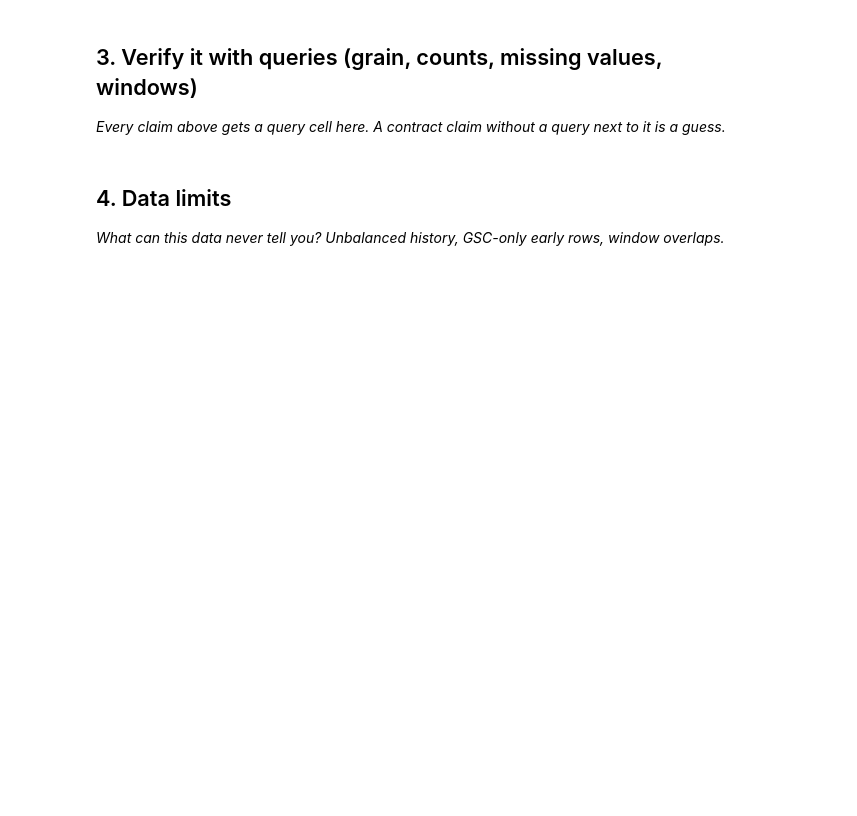
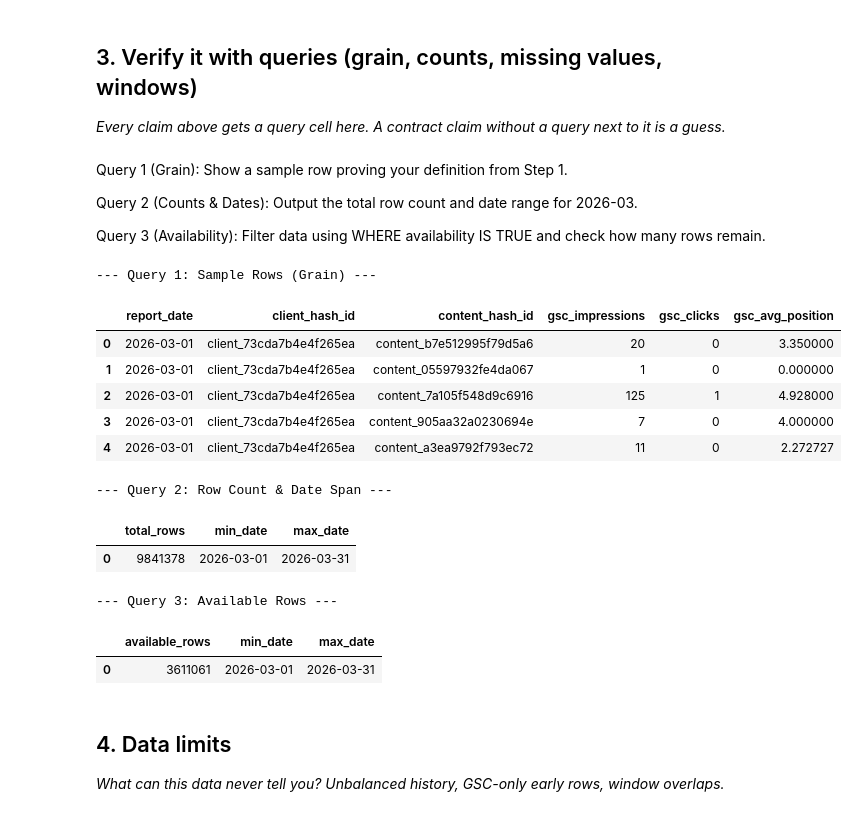
Before and after one commit to ggirlrottingg/ml-internship-starter, a Jupyter notebook: work/notebooks/w03_data_contract.ipynb, the cells around one changed output. Cells and saved outputs as stored; diff of their text form; code cells hidden in the pictures; blank space fills up the shorter version.

Commit message:
Complete ML-04 data contract notebook

```diff
--- a/work/notebooks/w03_data_contract.ipynb
+++ b/work/notebooks/w03_data_contract.ipynb
@@ -30,3 +40,75 @@ This skeleton is yours to fill. Work the sections **in order** — each one has
+# %% [markdown]
+Query 1 (Grain): Show a sample row proving your definition from Step 1.
+
+Query 2 (Counts & Dates): Output the total row count and date range for 2026-03.
+
+Query 3 (Availability): Filter data using WHERE availability IS TRUE and check how many rows remain.
+# %%
+import duckdb
+from google.colab import userdata
+
+con = duckdb.connect()
+hf_token = userdata.get('HF_TOKEN')
+con.execute(f"CREATE SECRET (TYPE HUGGINGFACE, TOKEN '{hf_token}');")
+DATA_PATH = "hf://datasets/FlyRank/internship-warehouse/fact_content_daily_performance/*/*.parquet"
+
+
+# Query 1: Show sample rows (Grain Check)
+query_grain = f"""
+SELECT
+    report_date,
+    client_hash_id,
+    content_hash_id,
+    gsc_impressions,
+    gsc_clicks,
+    gsc_avg_position
+FROM '{DATA_PATH}'
+WHERE strftime(report_date, '%Y-%m') = '2026-03'
+LIMIT 5;
+"""
+print("Query 1: Sample Rows (Grain) ---")
+display(con.execute(query_grain).df())
+
+
+# Query 2: Row Count & Date Span for March 2026
+query_counts = f"""
+SELECT
+    COUNT(*) AS total_rows,
+    MIN(report_date) AS min_date,
+    MAX(report_date) AS max_date
+FROM '{DATA_PATH}'
+WHERE strftime(report_date, '%Y-%m') = '2026-03';
+"""
+print("\nQuery 2: Row Count & Date Span ---")
+display(con.execute(query_counts).df())
+
+
+# Query 3: Availability Filter
+query_availability = f"""
+SELECT
+    COUNT(*) AS available_rows,
+    MIN(report_date) AS min_date,
+    MAX(report_date) AS max_date
+FROM '{DATA_PATH}'
+WHERE strftime(report_date, '%Y-%m') = '2026-03'
+  AND gsc_data_available IS TRUE;
+"""
+print("\nQuery 3: Available Rows ---")
+display(con.execute(query_availability).df())
+# %% [output]
+--- Query 1: Sample Rows (Grain) ---
+|  | report_date | client_hash_id | content_hash_id | gsc_impressions | gsc_clicks | gsc_avg_position |
+| 0 | 2026-03-01 | client_73cda7b4e4f265ea | content_b7e512995f79d5a6 | 20 | 0 | 3.350000 |
+| 1 | 2026-03-01 | client_73cda7b4e4f265ea | content_05597932fe4da067 | 1 | 0 | 0.000000 |
+| 2 | 2026-03-01 | client_73cda7b4e4f265ea | content_7a105f548d9c6916 | 125 | 1 | 4.928000 |
+| 3 | 2026-03-01 | client_73cda7b4e4f265ea | content_905aa32a0230694e | 7 | 0 | 4.000000 |
+| 4 | 2026-03-01 | client_73cda7b4e4f265ea | content_a3ea9792f793ec72 | 11 | 0 | 2.272727 |
+--- Query 2: Row Count & Date Span ---
+|  | total_rows | min_date | max_date |
+| 0 | 9841378 | 2026-03-01 | 2026-03-31 |
+--- Query 3: Available Rows ---
+|  | available_rows | min_date | max_date |
+| 0 | 3611061 | 2026-03-01 | 2026-03-31 |
 # %% [markdown]
 ## 4. Data limits
 
```
Also changed, not shown: parts of 7 cells of this notebook.
